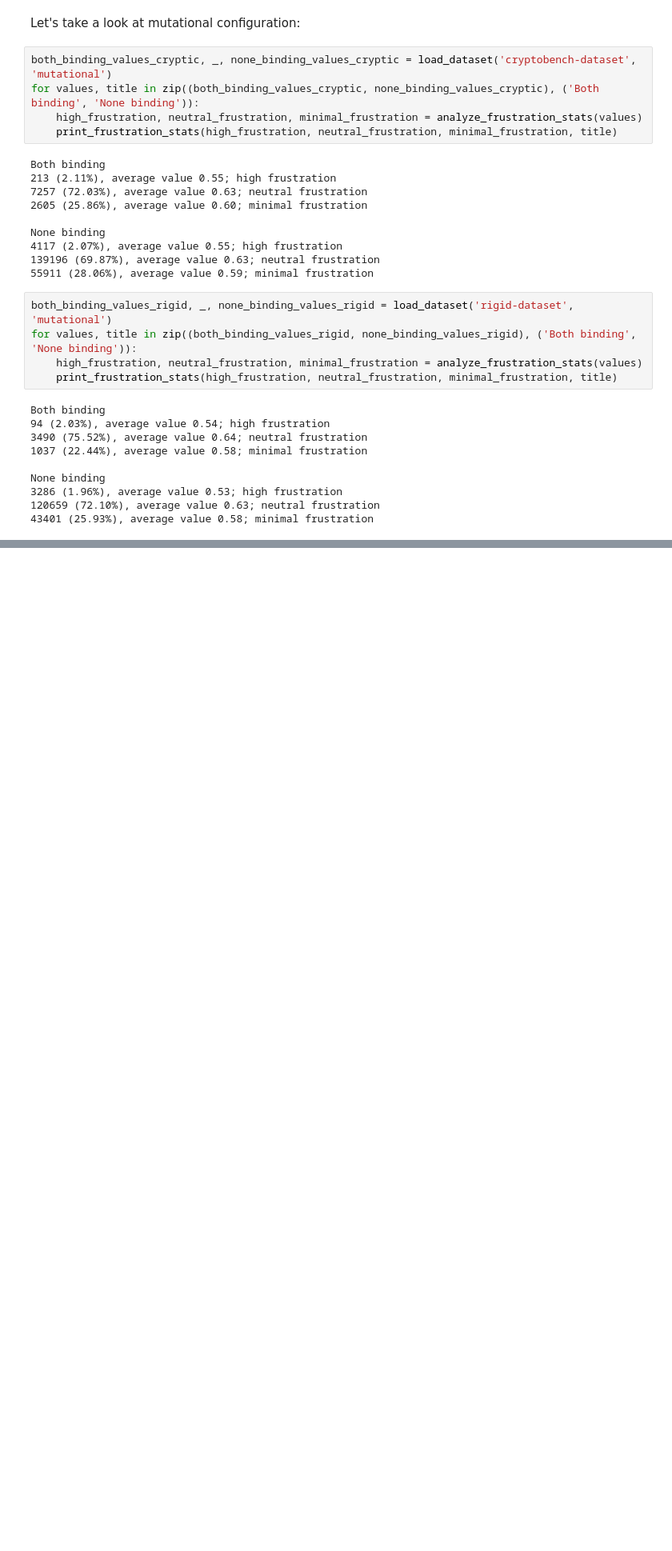
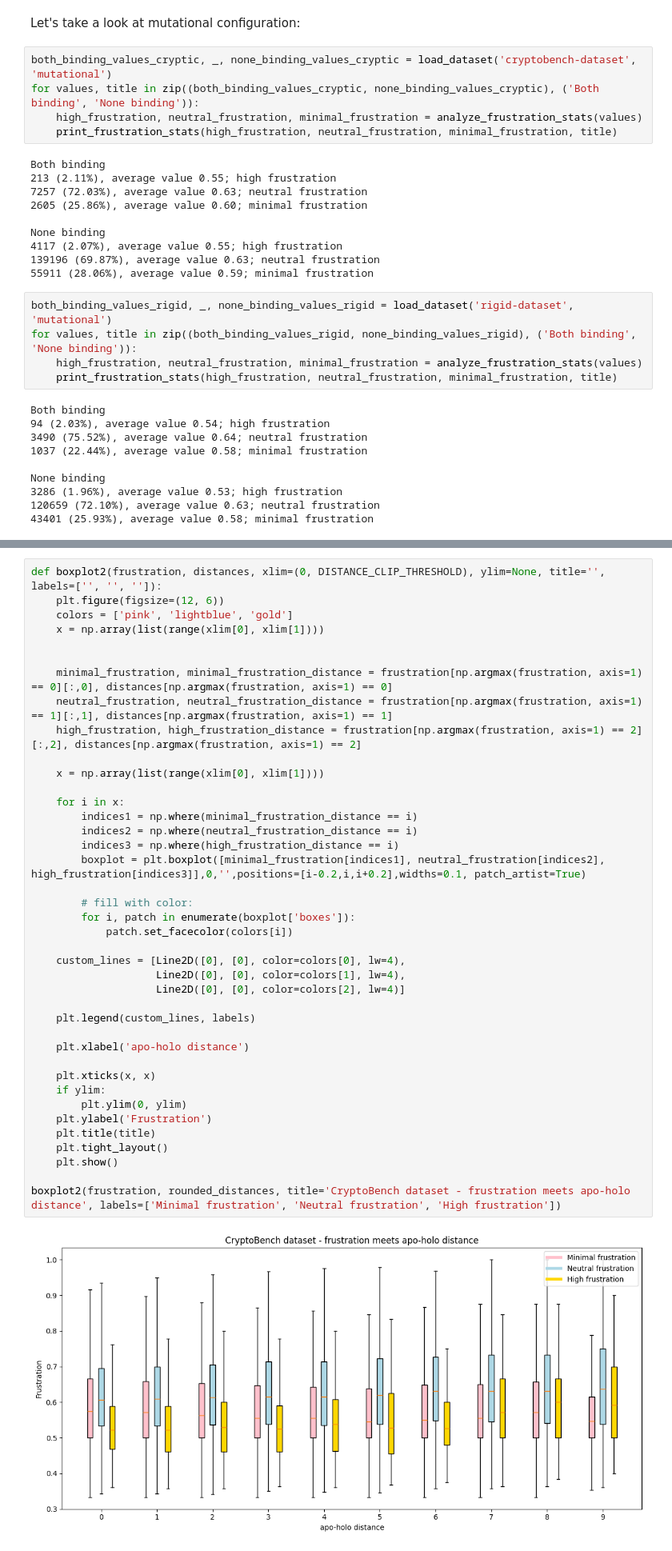
Before and after one commit to skrhakv/pocket-movement-analysis, a Jupyter notebook: src/feature-analysis/frustration/analysis.ipynb, the cells around one changed output, grey strips where cells are left out. Shown at 80% size. Saved outputs shown, nothing was run; the diff lists cells and outputs as text; blank space fills up the shorter version.

```diff
--- a/src/feature-analysis/frustration/analysis.ipynb
+++ b/src/feature-analysis/frustration/analysis.ipynb
@@ -236,0 +364,42 @@ plot_kde(minimal_frustration_binding, minimal_frustration_nonbinding, title='Cry
+# %%
+def boxplot2(frustration, distances, xlim=(0, DISTANCE_CLIP_THRESHOLD), ylim=None, title='', labels=['', '', '']):
+    plt.figure(figsize=(12, 6))
+    colors = ['pink', 'lightblue', 'gold']
+    x = np.array(list(range(xlim[0], xlim[1])))
+
+
+    minimal_frustration, minimal_frustration_distance = frustration[np.argmax(frustration, axis=1) == 0][:,0], distances[np.argmax(frustration, axis=1) == 0]
+    neutral_frustration, neutral_frustration_distance = frustration[np.argmax(frustration, axis=1) == 1][:,1], distances[np.argmax(frustration, axis=1) == 1]
+    high_frustration, high_frustration_distance = frustration[np.argmax(frustration, axis=1) == 2][:,2], distances[np.argmax(frustration, axis=1) == 2]
+
+    x = np.array(list(range(xlim[0], xlim[1])))
+
+    for i in x:
+        indices1 = np.where(minimal_frustration_distance == i)
+        indices2 = np.where(neutral_frustration_distance == i)
+        indices3 = np.where(high_frustration_distance == i)
+        boxplot = plt.boxplot([minimal_frustration[indices1], neutral_frustration[indices2], high_frustration[indices3]],0,'',positions=[i-0.2,i,i+0.2],widths=0.1, patch_artist=True)
+
+        # fill with color:
+        for i, patch in enumerate(boxplot['boxes']):
+            patch.set_facecolor(colors[i])
+
+    custom_lines = [Line2D([0], [0], color=colors[0], lw=4),
+                    Line2D([0], [0], color=colors[1], lw=4),
+                    Line2D([0], [0], color=colors[2], lw=4)]
+
+    plt.legend(custom_lines, labels)
+
+    plt.xlabel('apo-holo distance')
+
+    plt.xticks(x, x)
+    if ylim:
+        plt.ylim(0, ylim)
+    plt.ylabel('Frustration')
+    plt.title(title)
+    plt.tight_layout()
+    plt.show()
+
+boxplot2(frustration, rounded_distances, title='CryptoBench dataset - frustration meets apo-holo distance', labels=['Minimal frustration', 'Neutral frustration', 'High frustration'])
+# %% [output]
+[figure, added]
```
Also changed, not shown: parts of 9 cells of this notebook.
